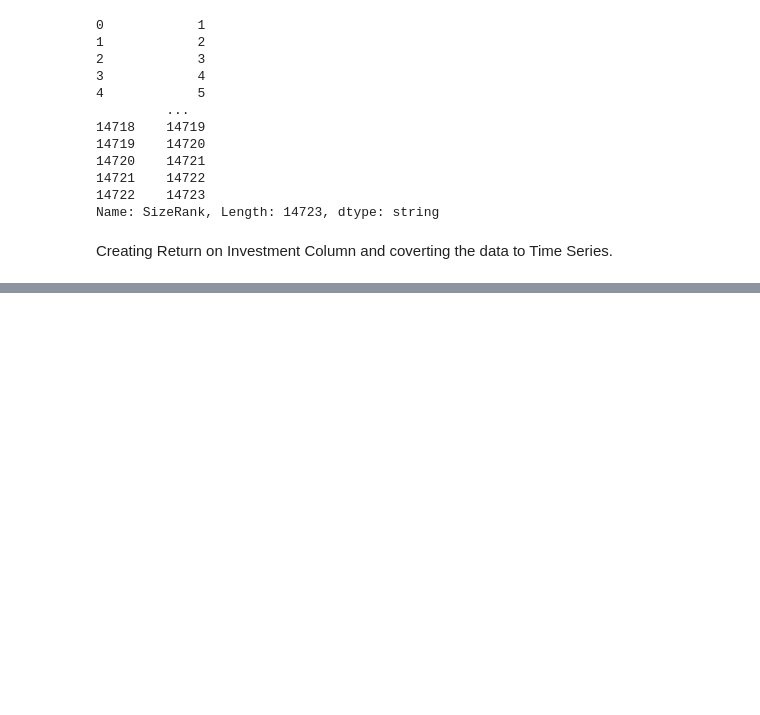
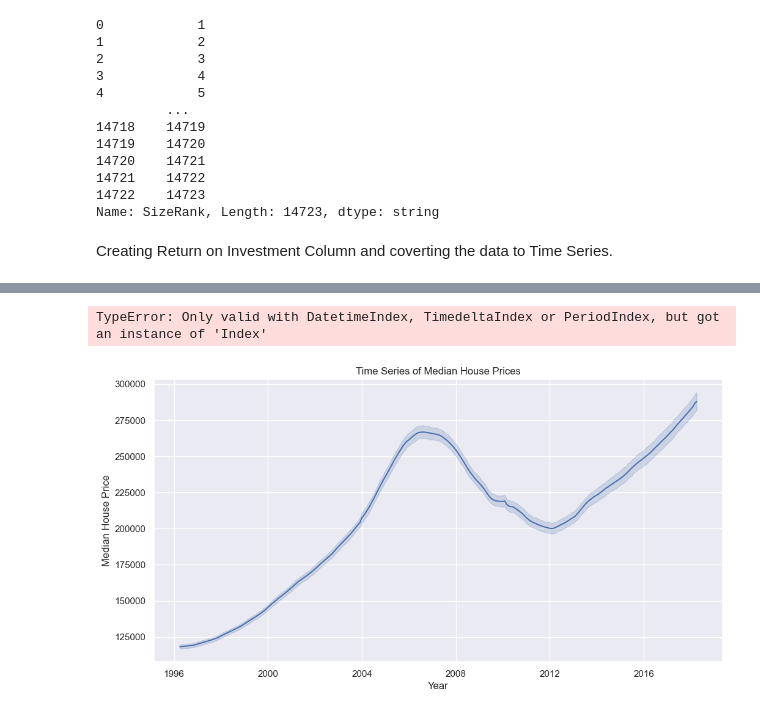
Before and after one commit to Brenda-Mutai/dsc-Time-Series, a Jupyter notebook: student.notebook.ipynb, the cells around one changed output, grey strips where cells are left out. Drawn from its saved outputs; the diff is of its cells as text; code cells hidden in the pictures; blank space fills up the shorter version.

```diff
--- a/student.notebook.ipynb
+++ b/student.notebook.ipynb
@@ -306,0 +380,35 @@ data.tail(10)
+# %%
+# Sample your data into months
+time_series_monthly_value = data.resample('MS').mean()['value']
+# Draw a line plot using the new data
+time_series_monthly_value.plot(figsize = (22,8))
+
+plt.title('Typical Home Value by Month',fontsize = 20)
+plt.ylabel('Value in US Dollars ($)',fontsize = 20)
+plt.xlabel ('1996 - 2007',fontsize = 20)
+
+plt.yticks(fontsize = 20)
+plt.xticks (fontsize = 20)
+
+plt.show()
+# %% [output]
+TypeError: Only valid with DatetimeIndex, TimedeltaIndex or PeriodIndex, but got an instance of 'Index'
+# %%
+# Time Series Visualization
+# Set the 'Date' column as the index
+# Convert the 'Date' column to datetime format if needed
+data['Date'] = pd.to_datetime(data['Date'])
+
+
+data.set_index('Date', inplace=True)
+
+# Create a time series plot
+plt.figure(figsize=(12, 6))
+sns.lineplot(x=data.index, y=data['value'])
+plt.title("Time Series of Median House Prices")
+plt.xlabel("Year")
+plt.ylabel("Median House Price")
+plt.grid(True)
+plt.show()
+# %% [output]
+[figure, added]
```
Also changed, not shown: parts of 13 cells of this notebook.
